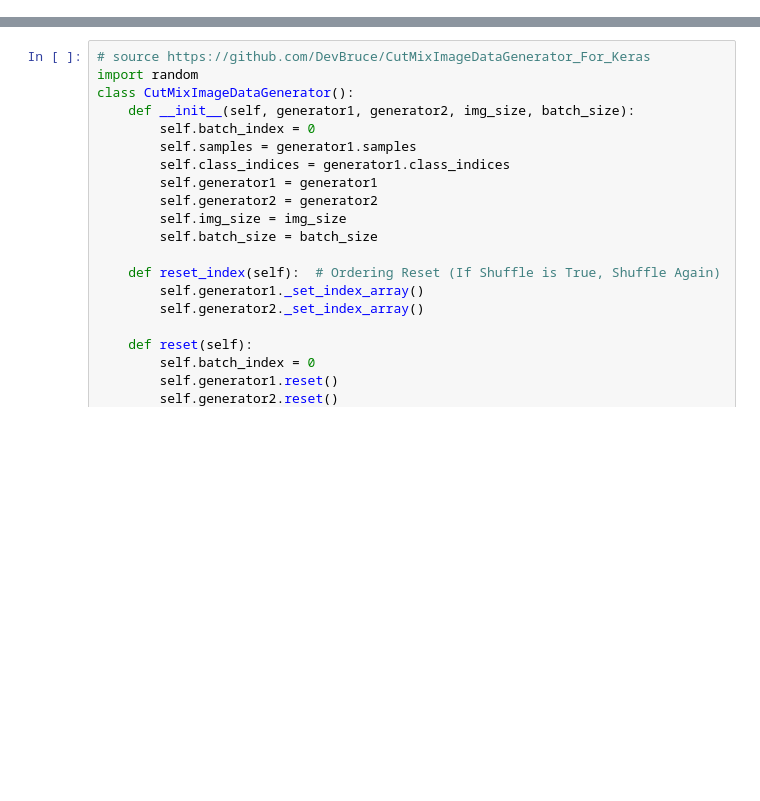
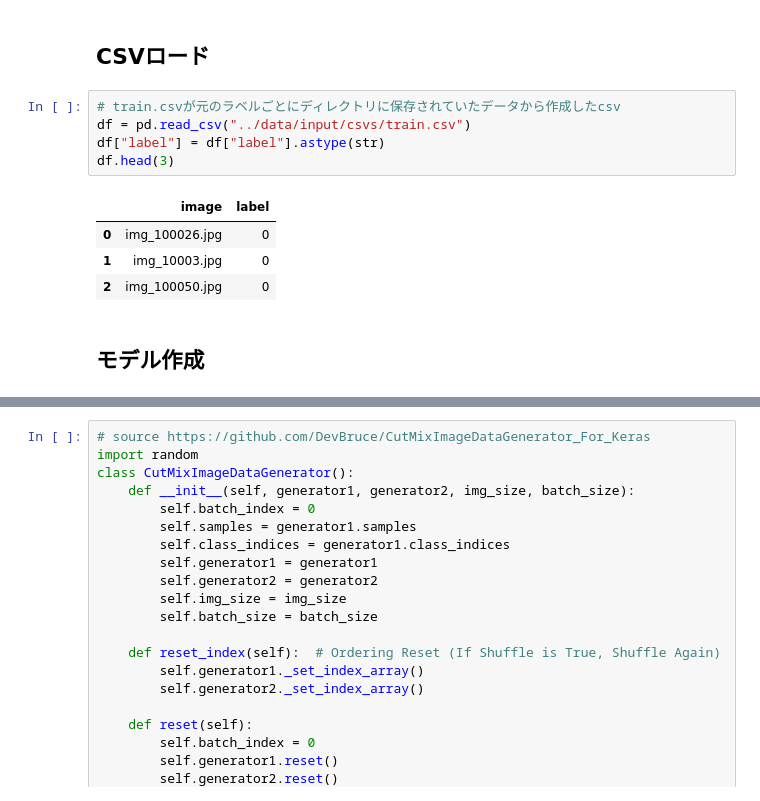
Before and after one commit to Beluuuuuuga/state-farm-distracted-driver-detection, a Jupyter notebook: notebook/Train_004.ipynb, the cells around one changed output, grey strips where cells are left out. Drawn from its saved outputs; the diff is of its cells as text; blank space fills up the shorter version.

```diff
--- a/notebook/Train_004.ipynb
+++ b/notebook/Train_004.ipynb
@@ -33,0 +39,14 @@ train_datagenerator2 = train_datagen.flow_from_dataframe(
+# %% [markdown]
+## CSVロード
+# %%
+# train.csvが元のラベルごとにディレクトリに保存されていたデータから作成したcsv
+df = pd.read_csv("../data/input/csvs/train.csv")
+df["label"] = df["label"].astype(str)
+df.head(3)
+# %% [output]
+|  | image | label |
+| 0 | img_100026.jpg | 0 |
+| 1 | img_10003.jpg | 0 |
+| 2 | img_100050.jpg | 0 |
+# %% [markdown]
+## モデル作成
```
Also changed, not shown: parts of 20 cells of this notebook, 6 other files.
